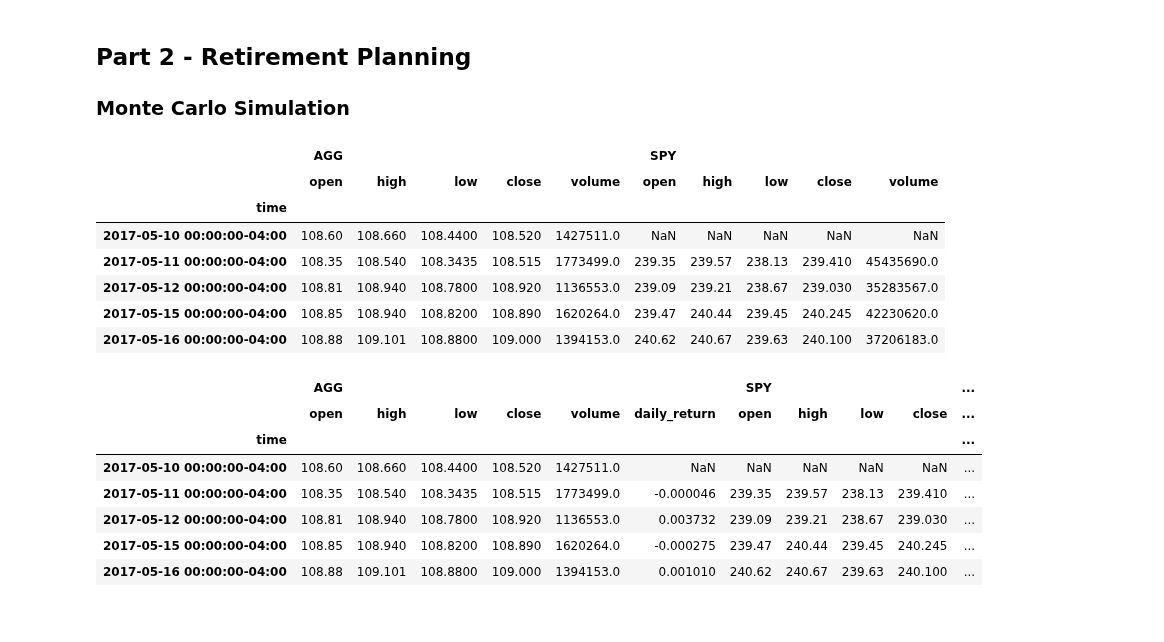
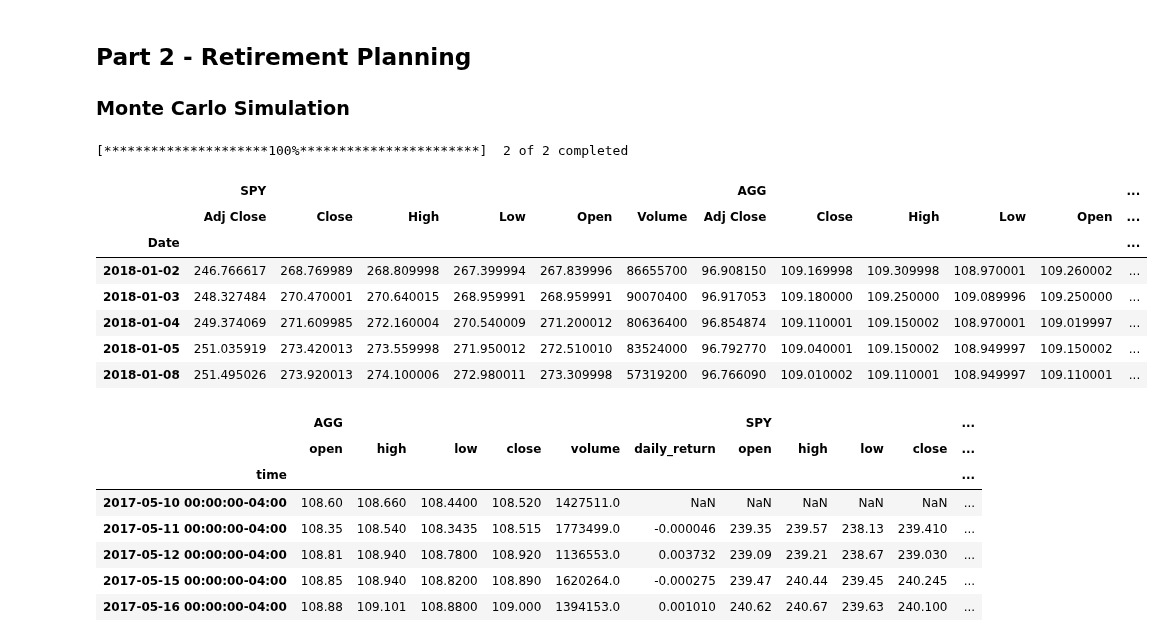
Before and after one commit to juil/fintech-uoftbootcamp, a Jupyter notebook: assignments/unit05-assignment/financial-planner.ipynb, the cells around one changed output. Saved outputs shown, nothing was run; the diff lists cells and outputs as text; code cells hidden in the pictures.

Commit message:
Prep 5 year stock data

```diff
--- a/assignments/unit05-assignment/financial-planner.ipynb
+++ b/assignments/unit05-assignment/financial-planner.ipynb
@@ -172,27 +172,33 @@ start_date = pd.Timestamp('2016-05-01', tz='America/New_York').isoformat()
 end_date = pd.Timestamp('2021-05-01', tz='America/New_York').isoformat()
 # %%
 # Get 5 years' worth of historical data for SPY and AGG
-# YOUR CODE HERE!
+# Set timeframe to 5 years
+timeframe = 5 * 365
+end_date = today
+start_date = today - dt.timedelta(days=timeframe)
+# Download data from yfinance
+df_tickers_5y = yfinance.download(tickers, start_date, end_date)
 
 # Reorganize the DataFrame
 # Separate ticker data
-# YOUR CODE HERE!
-
+df_spy_5y = df_tickers_5y.xs('SPY', axis=1, level=1)
+df_agg_5y = df_tickers_5y.xs('AGG', axis=1, level=1)
 
 # Concatenate the ticker DataFrames
-# YOUR CODE HERE!
+df_stock_data = pd.concat([df_spy_5y, df_agg_5y], axis=1, keys=['SPY','AGG'])
 
 # Display sample data
 df_stock_data.head()
 # %% [output]
+[*********************100%***********************]  2 of 2 completed
-|  | AGG |  |  |  |  | SPY |  |  |  |  |
-|  | open | high | low | close | volume | open | high | low | close | volume |
-| time |  |  |  |  |  |  |  |  |  |  |
-| 2017-05-10 00:00:00-04:00 | 108.60 | 108.660 | 108.4400 | 108.520 | 1427511.0 | NaN | NaN | NaN | NaN | NaN |
-| 2017-05-11 00:00:00-04:00 | 108.35 | 108.540 | 108.3435 | 108.515 | 1773499.0 | 239.35 | 239.57 | 238.13 | 239.410 | 45435690.0 |
-| 2017-05-12 00:00:00-04:00 | 108.81 | 108.940 | 108.7800 | 108.920 | 1136553.0 | 239.09 | 239.21 | 238.67 | 239.030 | 35283567.0 |
-| 2017-05-15 00:00:00-04:00 | 108.85 | 108.940 | 108.8200 | 108.890 | 1620264.0 | 239.47 | 240.44 | 239.45 | 240.245 | 42230620.0 |
-| 2017-05-16 00:00:00-04:00 | 108.88 | 109.101 | 108.8800 | 109.000 | 1394153.0 | 240.62 | 240.67 | 239.63 | 240.100 | 37206183.0 |
+|  | SPY |  |  |  |  |  | AGG |  |  |  |  | ... |
+|  | Adj Close | Close | High | Low | Open | Volume | Adj Close | Close | High | Low | Open | ... |
+| Date |  |  |  |  |  |  |  |  |  |  |  | ... |
+| 2018-01-02 | 246.766617 | 268.769989 | 268.809998 | 267.399994 | 267.839996 | 86655700 | 96.908150 | 109.169998 | 109.309998 | 108.970001 | 109.260002 | ... |
+| 2018-01-03 | 248.327484 | 270.470001 | 270.640015 | 268.959991 | 268.959991 | 90070400 | 96.917053 | 109.180000 | 109.250000 | 109.089996 | 109.250000 | ... |
+| 2018-01-04 | 249.374069 | 271.609985 | 272.160004 | 270.540009 | 271.200012 | 80636400 | 96.854874 | 109.110001 | 109.150002 | 108.970001 | 109.019997 | ... |
+| 2018-01-05 | 251.035919 | 273.420013 | 273.559998 | 271.950012 | 272.510010 | 83524000 | 96.792770 | 109.040001 | 109.150002 | 108.949997 | 109.150002 | ... |
+| 2018-01-08 | 251.495026 | 273.920013 | 274.100006 | 272.980011 | 273.309998 | 57319200 | 96.766090 | 109.010002 | 109.110001 | 108.949997 | 109.110001 | ... |
 # %%
 # Configuring a Monte Carlo simulation to forecast 30 years cumulative returns
 # YOUR CODE HERE!
```
